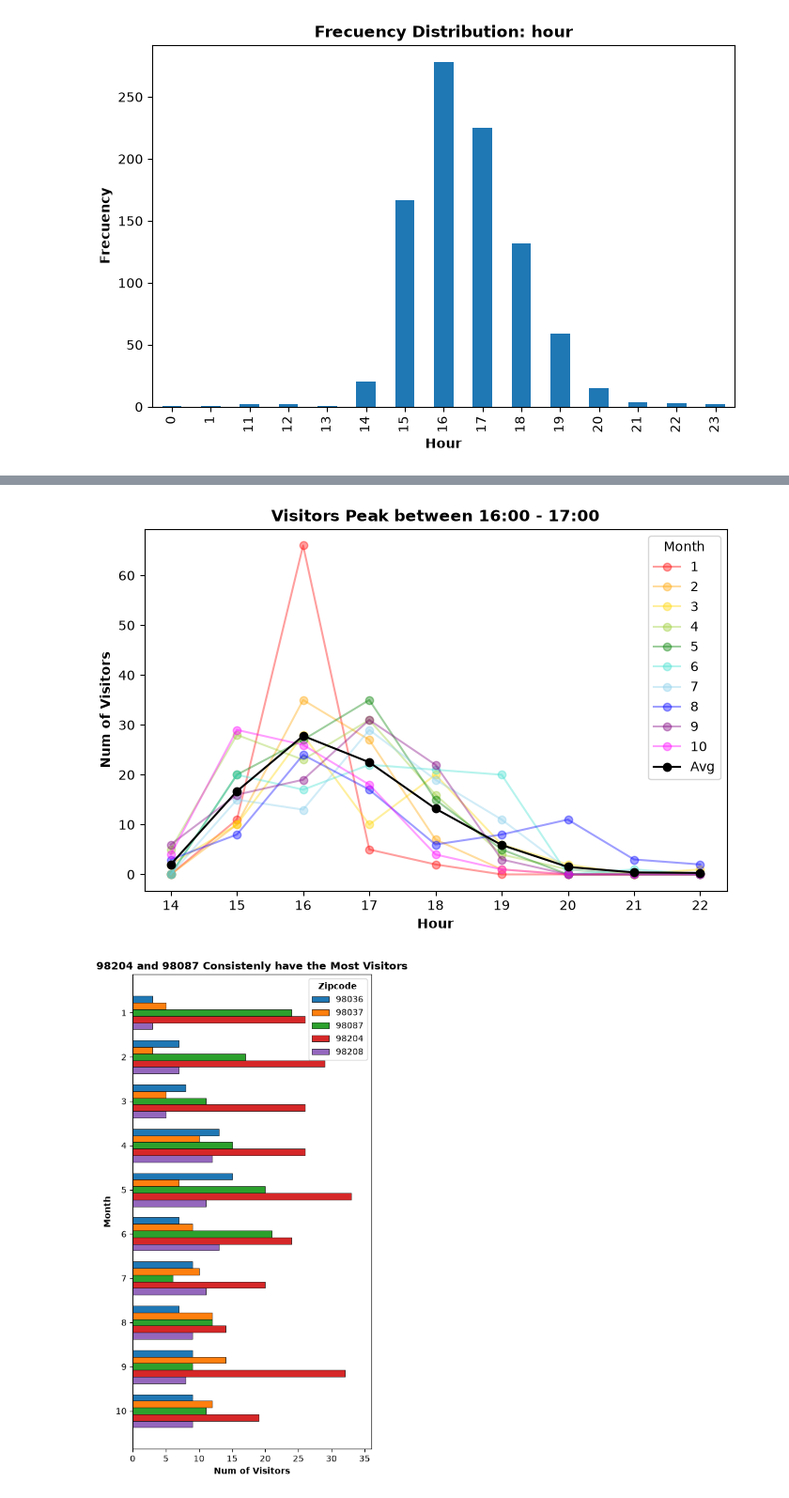
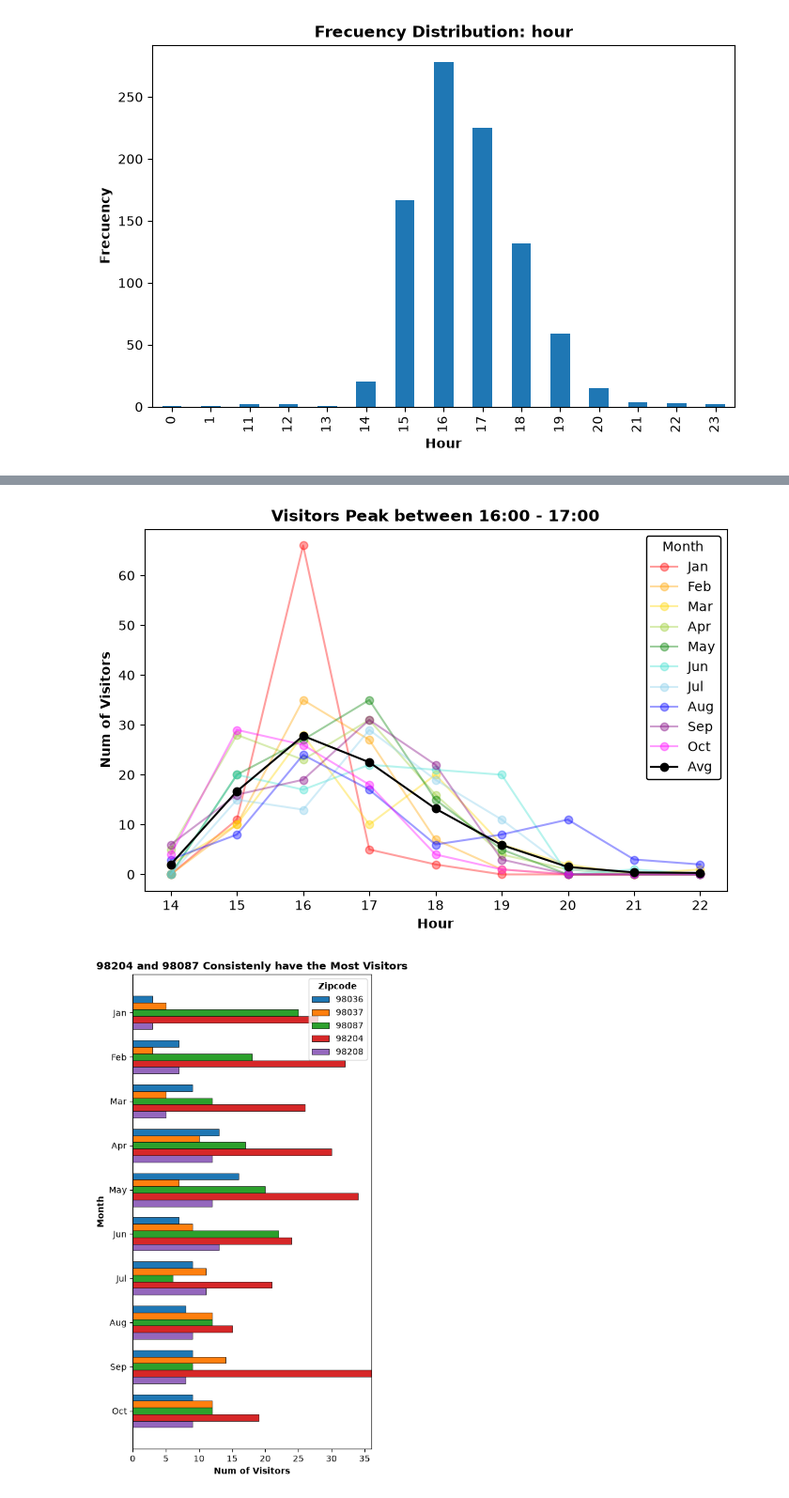
Before and after one commit to jp21bp/WAWAC_FoodProgram, a Jupyter notebook: eda.ipynb, the cells around one changed output, grey strips where cells are left out. Shown at 94% size. Saved outputs shown, nothing was run; the diff lists cells and outputs as text; code cells hidden in the pictures.

```diff
--- a/eda.ipynb
+++ b/eda.ipynb
@@ -34,7 +34,7 @@ DATA_PATH = os.path.join(
 )
 
 ##### Common variables
-months=[
+MONTHS=[
     'Jan', 'Feb', 'Mar', 'Apr', 'May',
     'Jun', 'Jul', 'Aug', 'Sep', 'Oct'
 ]
@@ -254,7 +254,7 @@ for month_num in num_unique_months:
         df_complete_m_h_change[
             df_complete_m_h_change['month'] == (month_num + 1)
         ]['num_clients'],
-        label = months[month_num],
+        label = MONTHS[month_num],
         color= month_colors[month_num],
         marker='o',
         alpha=0.38
@@ -273,7 +273,9 @@ ax.set_xlabel('Hour', fontweight='bold')
 ax.set_xticks(num_unique_hours)
 ax.set_xticklabels([str(v) for v in np.sort(all_hours)])
 ax.legend(
-    title='Month'
+    title='Month',
+    framealpha=1,
+    edgecolor='black'
 )
 ax.set_title(
     'Visitors Peak between 16:00 - 17:00',
@@ -281,7 +283,7 @@ ax.set_title(
 )
 plt.show()
 # %% [output]
-[figure, old version]
+[figure, new version]
 # %%
 # ##### Postal code: from zipcodes -> (long, lat)
 # #### Gathering the zipcodes with 4+ people from it
@@ -436,7 +438,7 @@ df_clients_per_zip = df.groupby(
 ).agg(
     num_clients = pd.NamedAgg(
         column='first_name',
-        aggfunc= lambda series: series.nunique()
+        aggfunc= lambda series: series.count()
     )
 ).sort_values(
     by=['month', 'num_clients'],
@@ -468,32 +470,32 @@ center = list(range(-1*int(top_X/2),int(top_X/2),1))\
     list(range(-1*int(top_X/2),int(top_X/2) + 1,1))
 months = pivot_df.index
 zipcodes = pivot_df.columns
 bar_height = 0.15  # grosor de cada barra
 y_positions = np.arange(len(months))
 ### Creating plot
 fig, ax = plt.subplots(figsize=(5, 10))
 for i, zipcode in enumerate(zipcodes):
     ax.barh(
         y_positions + center[i] * bar_height,  # desplazamiento vertical
         pivot_df[zipcode],
         height=bar_height,
         label=f"{zipcode}",
         edgecolor='black',
         linewidth=0.5,
     )
 ### Final configs
 ax.invert_yaxis()
 ax.set_xlim(0,36)
 ax.set_xlabel('Num of Visitors', fontweight='bold')
 ax.set_yticks(y_positions)
-ax.set_yticklabels(months)
+ax.set_yticklabels(MONTHS)
 ax.set_ylabel('Month', fontweight='bold')
 legend = ax.legend(title='Zipcode')
 legend.get_title().set_fontweight('bold')
 ax.set_title(
     '98204 and 98087 Consistenly have the Most Visitors',
     fontweight='bold'
 )
 plt.show()
 # %% [output]
-[figure, old version]
+[figure, new version]
```
Also changed, not shown: parts of 6 cells of this notebook.
